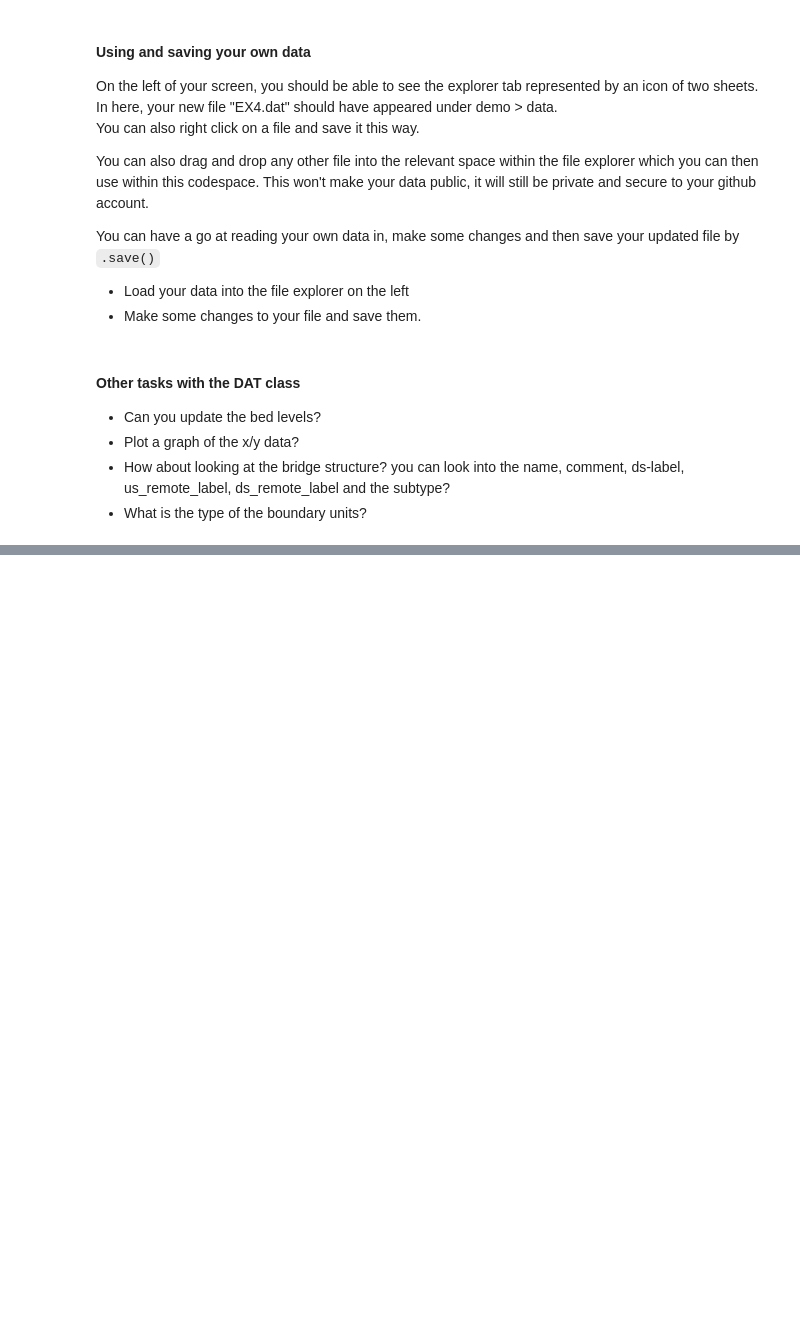
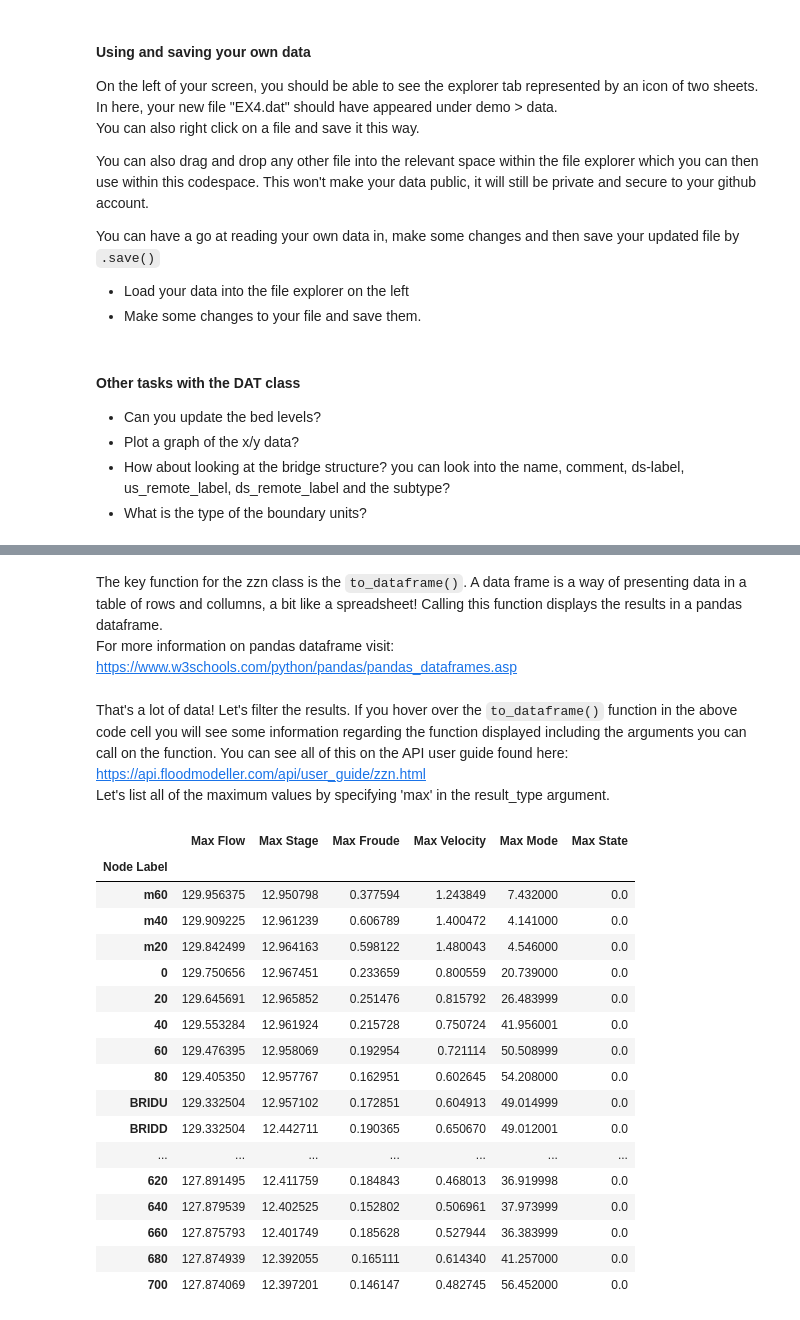
Before and after one commit to People-Places-Solutions/floodmodeller-api, a Jupyter notebook: demo/01-get-started.ipynb, the cells around one changed output, grey strips where cells are left out. Cells and saved outputs as stored; diff of their text form; code cells hidden in the pictures; blank space fills up the shorter version.

```diff
--- a/demo/01-get-started.ipynb
+++ b/demo/01-get-started.ipynb
@@ -371,0 +379,7 @@ You can have a go at reading your own data in, make some changes and then save y
+# %%
+from floodmodeller_api import ZZN
+
+zzn = ZZN("data/EX3.zzn")
+# %% [markdown]
+The key function for the zzn class is the `to_dataframe()`. A data frame is a way of presenting data in a table of rows and collumns, a bit like a spreadsheet! Calling this function displays the results in a pandas dataframe.
+For more information on pandas dataframe visit: https://www.w3schools.com/python/pandas/pandas_dataframes.asp
@@ -371,0 +388,25 @@ You can have a go at reading your own data in, make some changes and then save y
+# %% [markdown]
+That's a lot of data! Let's filter the results. If you hover over the `to_dataframe()` function in the above code cell you will see some information regarding the function displayed including the arguments you can call on the function. You can see all of this on the API user guide found here: https://api.floodmodeller.com/api/user_guide/zzn.html
+Let's list all of the maximum values by specifying 'max' in the result_type argument.
+# %%
+max_results = zzn.to_dataframe(result_type='max')
+max_results
+# %% [output]
+|  | Max Flow | Max Stage | Max Froude | Max Velocity | Max Mode | Max State |
+| Node Label |  |  |  |  |  |  |
+| m60 | 129.956375 | 12.950798 | 0.377594 | 1.243849 | 7.432000 | 0.0 |
+| m40 | 129.909225 | 12.961239 | 0.606789 | 1.400472 | 4.141000 | 0.0 |
+| m20 | 129.842499 | 12.964163 | 0.598122 | 1.480043 | 4.546000 | 0.0 |
+| 0 | 129.750656 | 12.967451 | 0.233659 | 0.800559 | 20.739000 | 0.0 |
+| 20 | 129.645691 | 12.965852 | 0.251476 | 0.815792 | 26.483999 | 0.0 |
+| 40 | 129.553284 | 12.961924 | 0.215728 | 0.750724 | 41.956001 | 0.0 |
+| 60 | 129.476395 | 12.958069 | 0.192954 | 0.721114 | 50.508999 | 0.0 |
+| 80 | 129.405350 | 12.957767 | 0.162951 | 0.602645 | 54.208000 | 0.0 |
+| BRIDU | 129.332504 | 12.957102 | 0.172851 | 0.604913 | 49.014999 | 0.0 |
+| BRIDD | 129.332504 | 12.442711 | 0.190365 | 0.650670 | 49.012001 | 0.0 |
+| ... | ... | ... | ... | ... | ... | ... |
+| 620 | 127.891495 | 12.411759 | 0.184843 | 0.468013 | 36.919998 | 0.0 |
+| 640 | 127.879539 | 12.402525 | 0.152802 | 0.506961 | 37.973999 | 0.0 |
+| 660 | 127.875793 | 12.401749 | 0.185628 | 0.527944 | 36.383999 | 0.0 |
+| 680 | 127.874939 | 12.392055 | 0.165111 | 0.614340 | 41.257000 | 0.0 |
+| 700 | 127.874069 | 12.397201 | 0.146147 | 0.482745 | 56.452000 | 0.0 |
```
Also changed, not shown: parts of 7 cells of this notebook, 2 other files.
